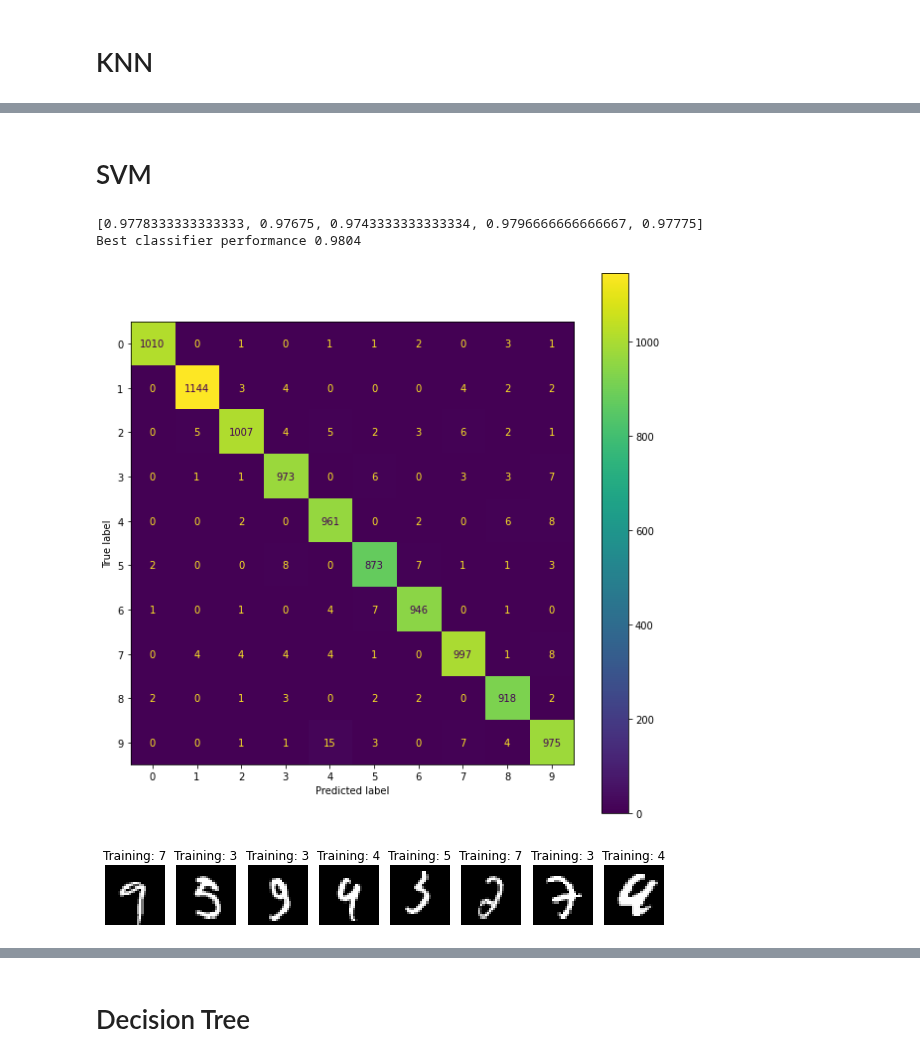
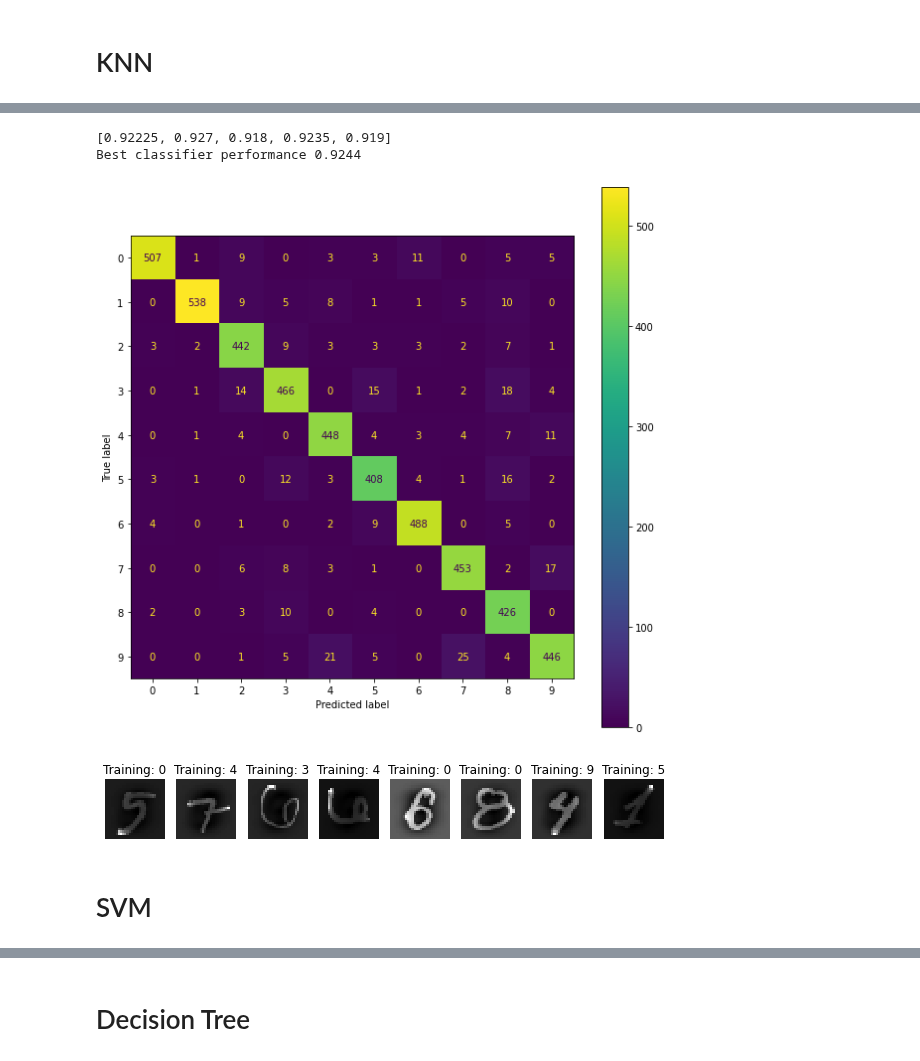
Before and after one commit to Altair200333/ML_tasks, a Jupyter notebook: task3/mnsit_classifires.ipynb, the cells around one changed output, grey strips where cells are left out. Cells and saved outputs as stored; diff of their text form; code cells hidden in the pictures.

```diff
--- a/task3/mnsit_classifires.ipynb
+++ b/task3/mnsit_classifires.ipynb
@@ -90,14 +105,9 @@ Best classifier performance 0.9738
+# %%
+testOnDataset(classifiers[0], X_train_scaled, y_train, X_test_scaled, y_val)
+# %% [output]
+[0.92225, 0.927, 0.918, 0.9235, 0.919]
+Best classifier performance 0.9244
+[figure, added]
+[figure, added]
 # %% [markdown]
 <h1>SVM</h1>
-# %%
-best_clf = checkClassifier(classifiers[1], X_train, y_train)
-Z = best_clf.predict(X_val)
-plot_confusion_matrix(y_val, Z)
-
-wrong_predictions = [i for i in np.arange(len(Z)) if Z[i] != y_val[i]]
-plotNumbers(X_val[wrong_predictions][:8], Z[wrong_predictions][:8])
-# %% [output]
-[0.9778333333333333, 0.97675, 0.9743333333333334, 0.9796666666666667, 0.97775]
-Best classifier performance 0.9804
-[figure, removed]
-[figure, removed]
```
Also changed, not shown: parts of 22 cells of this notebook.
